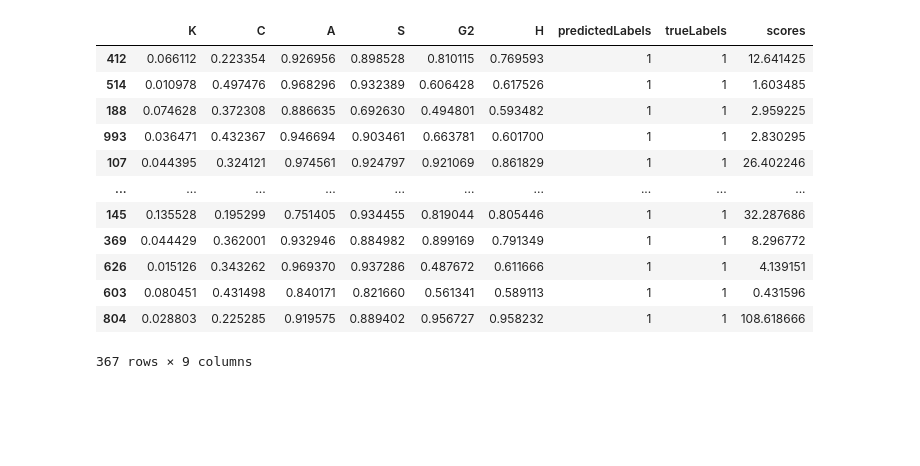
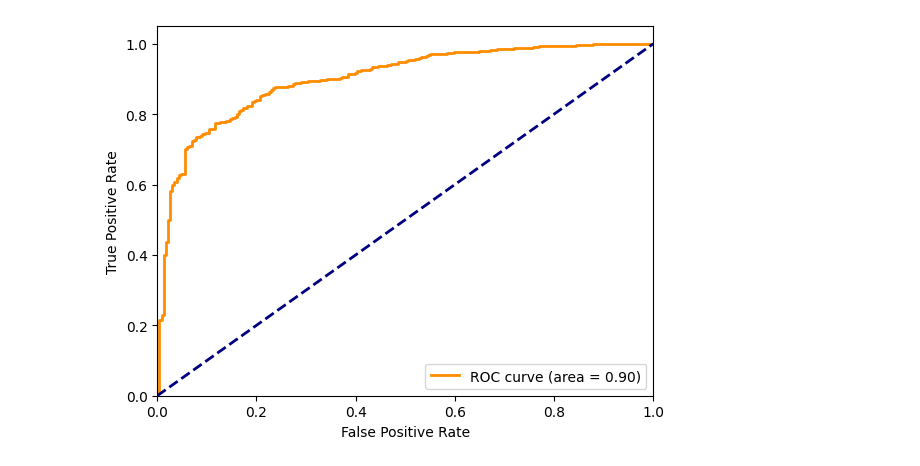
Before and after one commit to mhassans/galaxyMorphology, a Jupyter notebook: Plotting.ipynb, the cells around one changed output. Cells and saved outputs as stored; diff of their text form; code cells hidden in the pictures; blank space fills up the shorter version.

```diff
--- a/Plotting.ipynb
+++ b/Plotting.ipynb
@@ -87,16 +14,4 @@ double_roc(df_Clas, 'Classical', df_Quant, 'Quantum')
-# %%
-df_Quant[(df_Quant['predictedLabels']==1)]
-# %% [output]
-|  | K | C | A | S | G2 | H | predictedLabels | trueLabels | scores |
-| 412 | 0.066112 | 0.223354 | 0.926956 | 0.898528 | 0.810115 | 0.769593 | 1 | 1 | 12.641425 |
-| 514 | 0.010978 | 0.497476 | 0.968296 | 0.932389 | 0.606428 | 0.617526 | 1 | 1 | 1.603485 |
-| 188 | 0.074628 | 0.372308 | 0.886635 | 0.692630 | 0.494801 | 0.593482 | 1 | 1 | 2.959225 |
-| 993 | 0.036471 | 0.432367 | 0.946694 | 0.903461 | 0.663781 | 0.601700 | 1 | 1 | 2.830295 |
-| 107 | 0.044395 | 0.324121 | 0.974561 | 0.924797 | 0.921069 | 0.861829 | 1 | 1 | 26.402246 |
-| ... | ... | ... | ... | ... | ... | ... | ... | ... | ... |
-| 145 | 0.135528 | 0.195299 | 0.751405 | 0.934455 | 0.819044 | 0.805446 | 1 | 1 | 32.287686 |
-| 369 | 0.044429 | 0.362001 | 0.932946 | 0.884982 | 0.899169 | 0.791349 | 1 | 1 | 8.296772 |
-| 626 | 0.015126 | 0.343262 | 0.969370 | 0.937286 | 0.487672 | 0.611666 | 1 | 1 | 4.139151 |
-| 603 | 0.080451 | 0.431498 | 0.840171 | 0.821660 | 0.561341 | 0.589113 | 1 | 1 | 0.431596 |
-| 804 | 0.028803 | 0.225285 | 0.919575 | 0.889402 | 0.956727 | 0.958232 | 1 | 1 | 108.618666 |
-367 rows × 9 columns
+# %%
+single_roc(df1,'')
+# %% [output]
+[figure, added]
```
Also changed, not shown: parts of 6 cells of this notebook, 1 other file.
